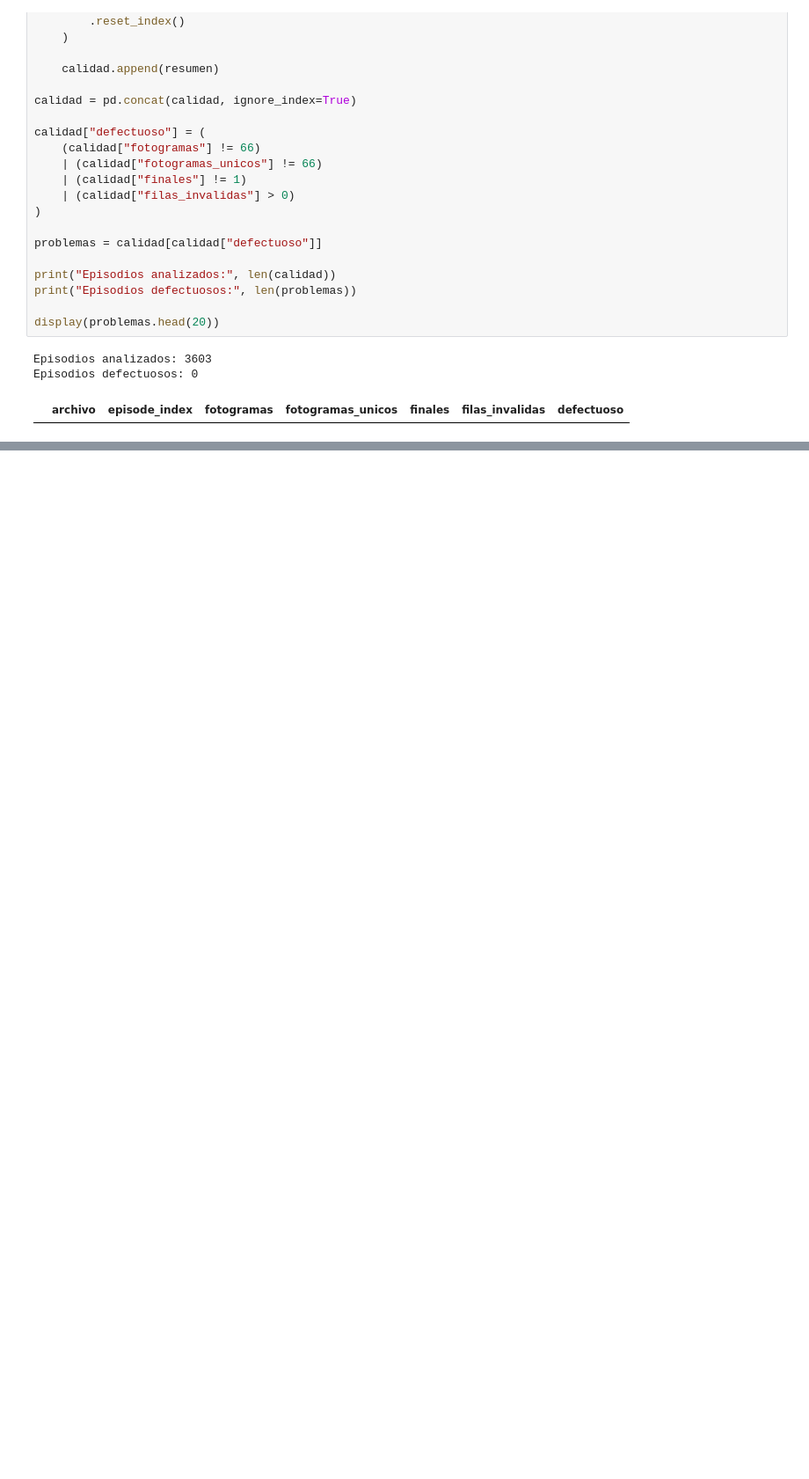
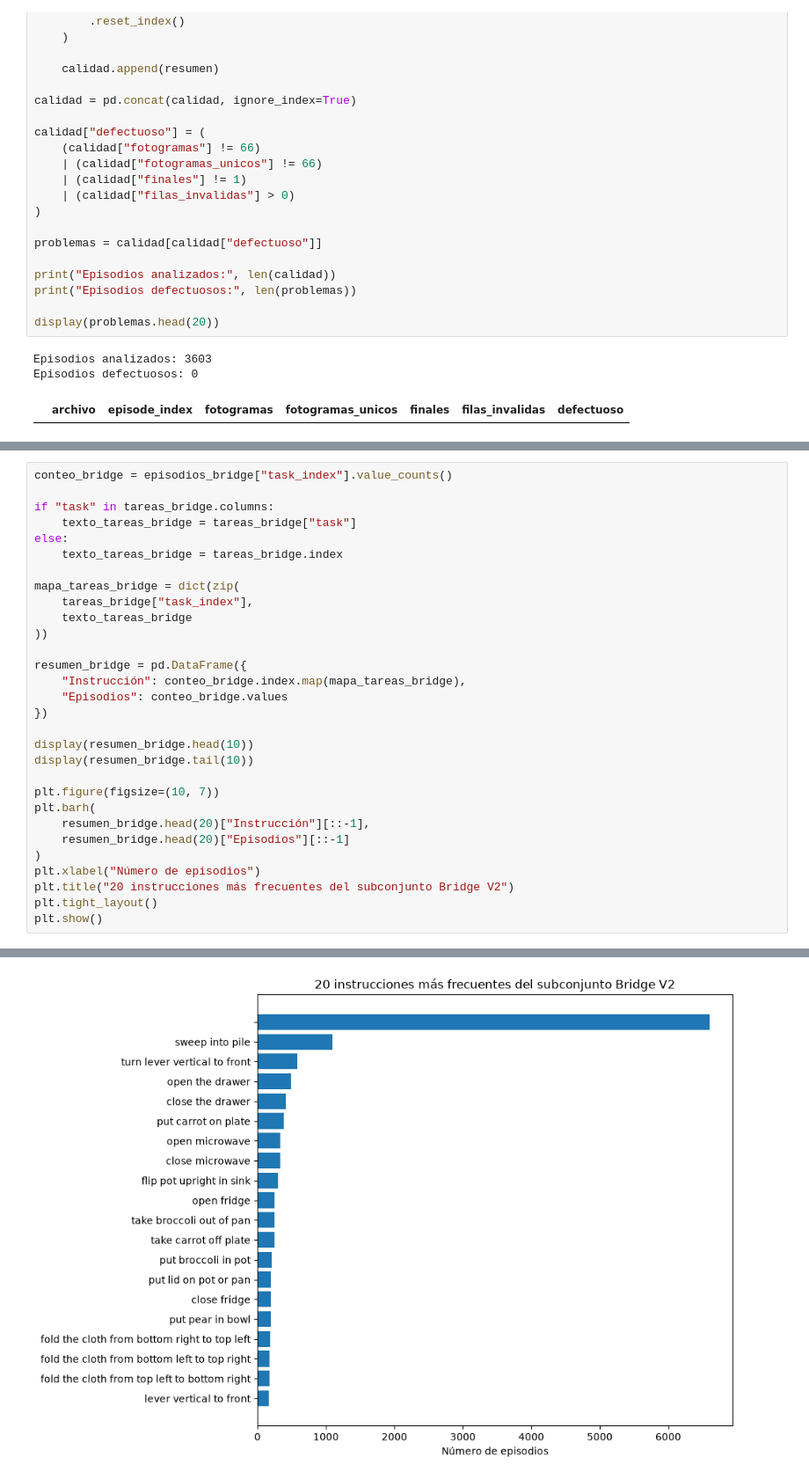
Before and after one commit to osoria80/TFM-VLA, a Jupyter notebook: notebooks/02_estudio_dataset.ipynb, the cells around one changed output, grey strips where cells are left out. Shown at 88% size. Cells and saved outputs as stored; diff of their text form; blank space fills up the shorter version.

```diff
--- a/notebooks/02_estudio_dataset.ipynb
+++ b/notebooks/02_estudio_dataset.ipynb
@@ -471,0 +649,31 @@ Episodios defectuosos: 0
+# %%
+conteo_bridge = episodios_bridge["task_index"].value_counts()
+
+if "task" in tareas_bridge.columns:
+    texto_tareas_bridge = tareas_bridge["task"]
+else:
+    texto_tareas_bridge = tareas_bridge.index
+
+mapa_tareas_bridge = dict(zip(
+    tareas_bridge["task_index"],
+    texto_tareas_bridge
+))
+
+resumen_bridge = pd.DataFrame({
+    "Instrucción": conteo_bridge.index.map(mapa_tareas_bridge),
+    "Episodios": conteo_bridge.values
+})
+
+display(resumen_bridge.head(10))
+display(resumen_bridge.tail(10))
+
+plt.figure(figsize=(10, 7))
+plt.barh(
+    resumen_bridge.head(20)["Instrucción"][::-1],
+    resumen_bridge.head(20)["Episodios"][::-1]
+)
+plt.xlabel("Número de episodios")
+plt.title("20 instrucciones más frecuentes del subconjunto Bridge V2")
+plt.tight_layout()
+plt.show()
+# %% [output]
@@ -471,0 +702 @@ Episodios defectuosos: 0
+[figure, added]
```
Also changed, not shown: parts of 22 cells of this notebook.
